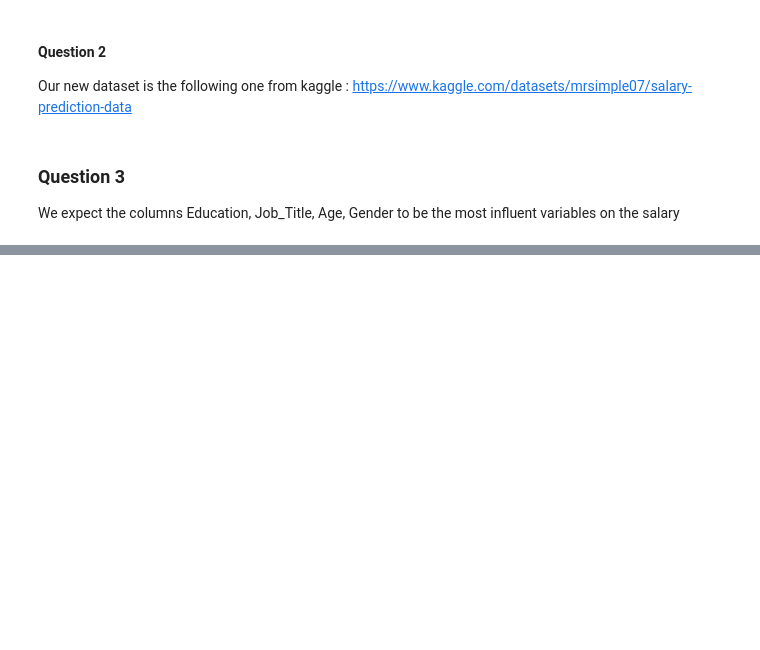
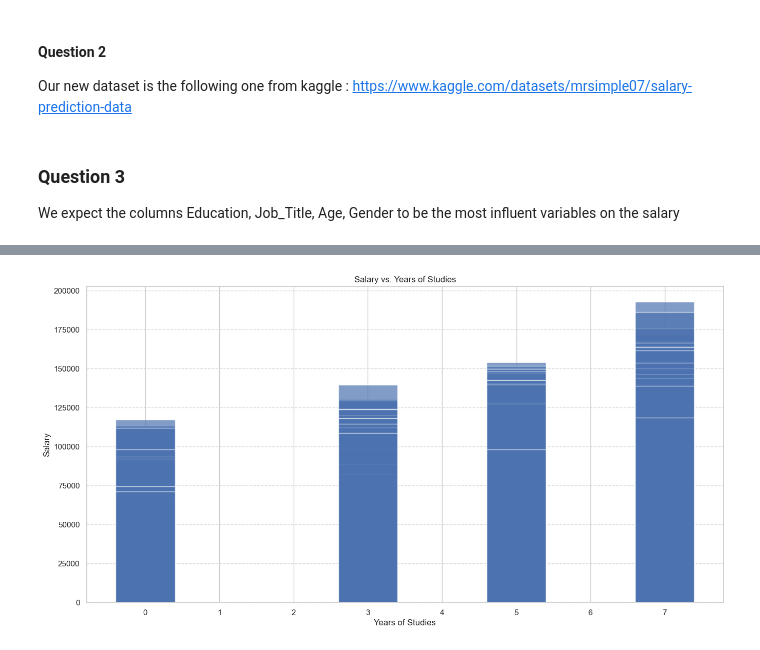
Before and after one commit to Nonouille/ExplainabilityAI, a Jupyter notebook: TD4.ipynb, the cells around one changed output, grey strips where cells are left out. Cells and saved outputs as stored; diff of their text form; code cells hidden in the pictures; blank space fills up the shorter version.

```diff
--- a/TD4.ipynb
+++ b/TD4.ipynb
@@ -198,0 +220,17 @@ plt.show()
+# %%
+#Let's create a new column with the time of studies in years create from the Education column
+timeofStudies = {"High School": 0, "Bachelor": 3, "Master": 5, "PhD": 7}
+df['Years_of_studies'] = df['Education'].map(timeofStudies)
+
+plt.figure(figsize=(16, 8))
+# Create a bar plot using Matplotlib
+plt.bar(df['Years_of_studies'], df['Salary'], alpha = 0.7)
+# Customize the plot
+plt.xlabel('Years of Studies')
+plt.ylabel('Salary')
+plt.title('Salary vs. Years of Studies')
+plt.grid(axis='y', linestyle='--', alpha=0.7)
+# Display the plot
+plt.show()
+# %% [output]
+[figure, added]
```
Also changed, not shown: parts of 9 cells of this notebook.
